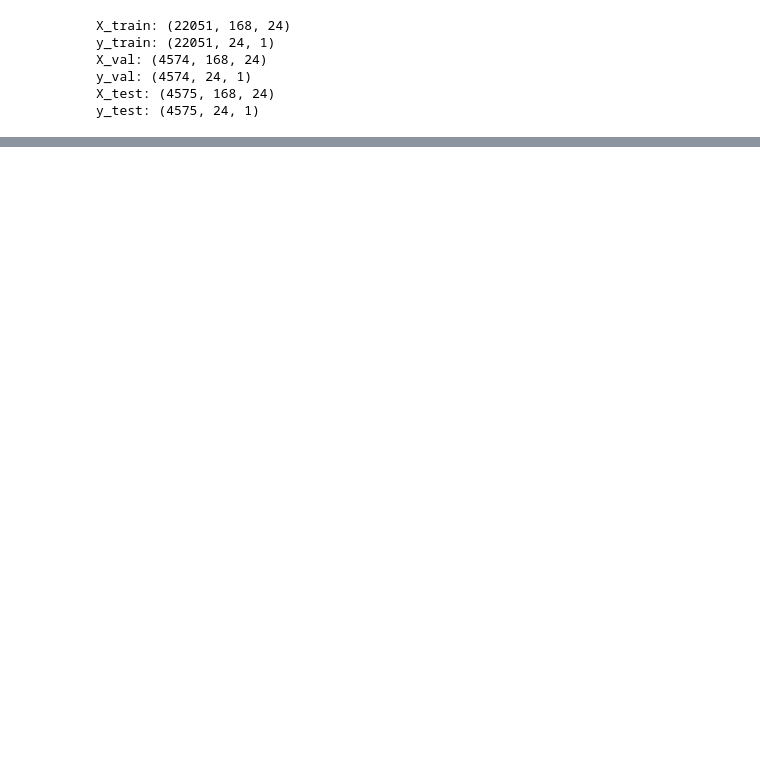
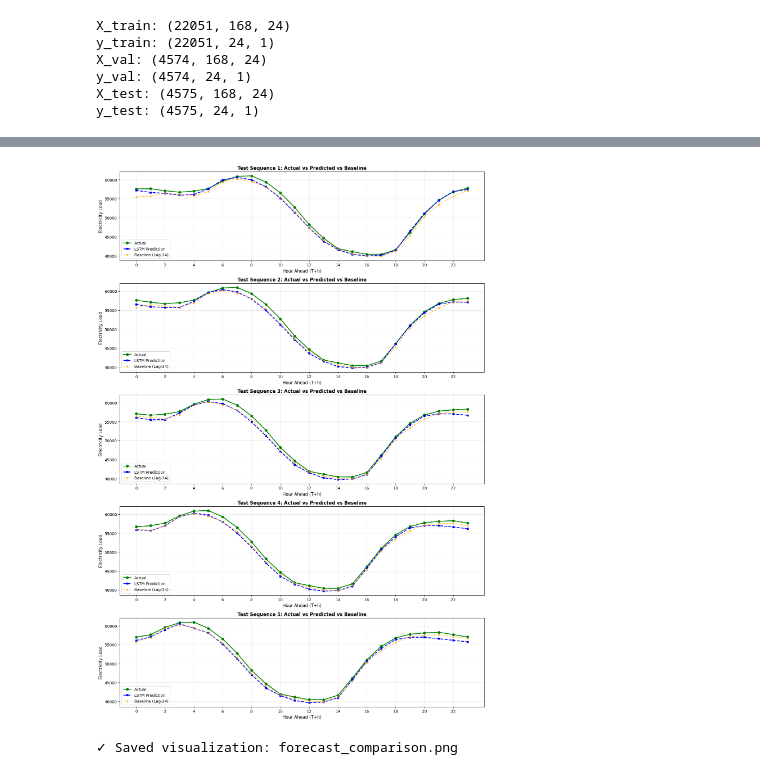
Before and after one commit to Rollkena/Diplom, a Jupyter notebook: ver3.ipynb, the cells around one changed output, grey strips where cells are left out. Cells and saved outputs as stored; diff of their text form; code cells hidden in the pictures; blank space fills up the shorter version.

```diff
--- a/ver3.ipynb
+++ b/ver3.ipynb
@@ -1181,0 +443,43 @@ angle: -6.595886401157163
+# %%
+# =========================
+# 9. VISUALIZATION: ACTUAL vs PREDICTED vs BASELINE
+# =========================
+import matplotlib.pyplot as plt
+import matplotlib.dates as mdates
+
+# Select a few representative test sequences to visualize
+n_samples_to_plot = 5
+
+fig, axes = plt.subplots(n_samples_to_plot, 1, figsize=(14, 4*n_samples_to_plot))
+if n_samples_to_plot == 1:
+    axes = [axes]
+
+for plot_idx in range(n_samples_to_plot):
+    ax = axes[plot_idx]
+
+    hours = np.arange(HORIZON)
+
+    actual = y_test_inv[plot_idx, :, 0]
+    predicted = y_pred_inv[plot_idx, :, 0]
+    baseline = y_baseline[plot_idx, :, 0]
+
+    ax.plot(hours, actual, 'o-', linewidth=2, label='Actual', color='green', markersize=6)
+    ax.plot(hours, predicted, 's--', linewidth=2, label='LSTM Prediction', color='blue', markersize=5)
+    ax.plot(hours, baseline, '^--', linewidth=1.5, label='Baseline (Lag-24)',
+            color='orange', markersize=5, alpha=0.7)
+
+    ax.set_xlabel('Hour Ahead (T+h)', fontsize=11)
+    ax.set_ylabel('Electricity Load', fontsize=11)
+    ax.set_title(f'Test Sequence {plot_idx+1}: Actual vs Predicted vs Baseline', fontsize=12, fontweight='bold')
+    ax.legend(loc='best', fontsize=10)
+    ax.grid(True, alpha=0.3)
+    ax.set_xticks(hours[::2])
+
+plt.tight_layout()
+plt.savefig('forecast_comparison.png', dpi=150, bbox_inches='tight')
+plt.show()
+
+print(f"✓ Saved visualization: forecast_comparison.png")
+# %% [output]
+[figure, added]
+✓ Saved visualization: forecast_comparison.png
```
Also changed, not shown: parts of 34 cells of this notebook, 9 other files.
